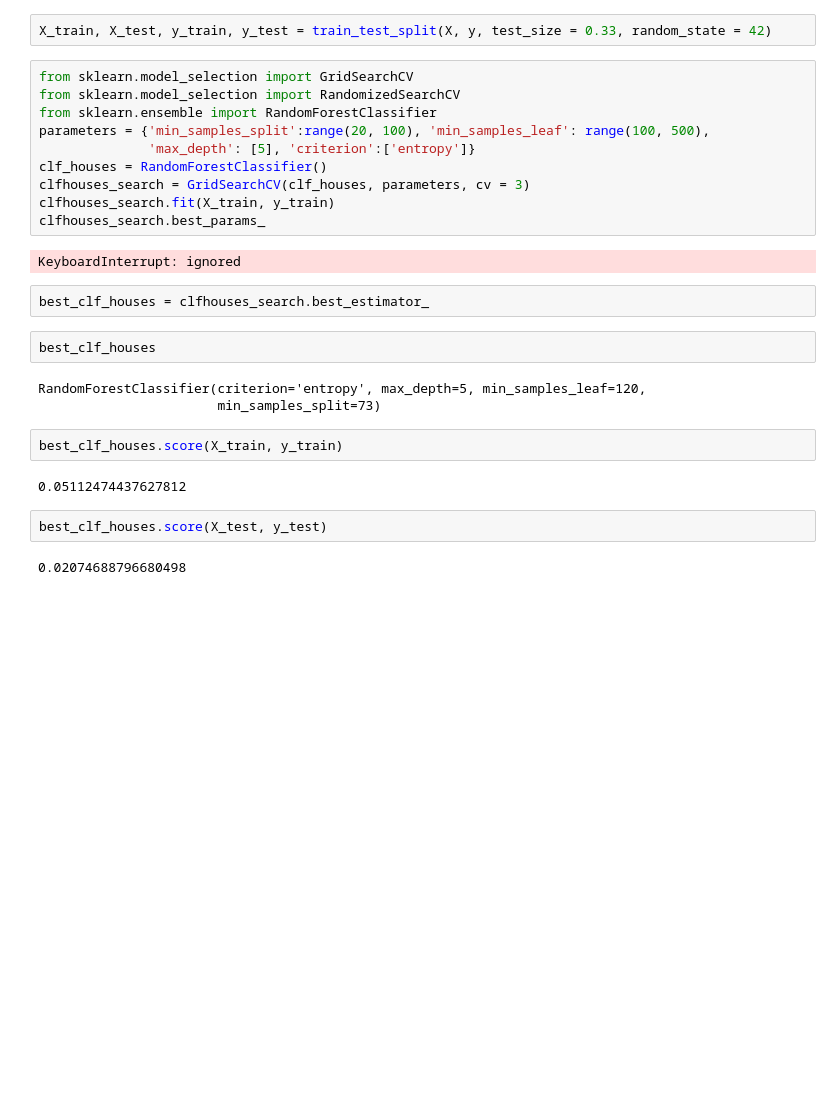
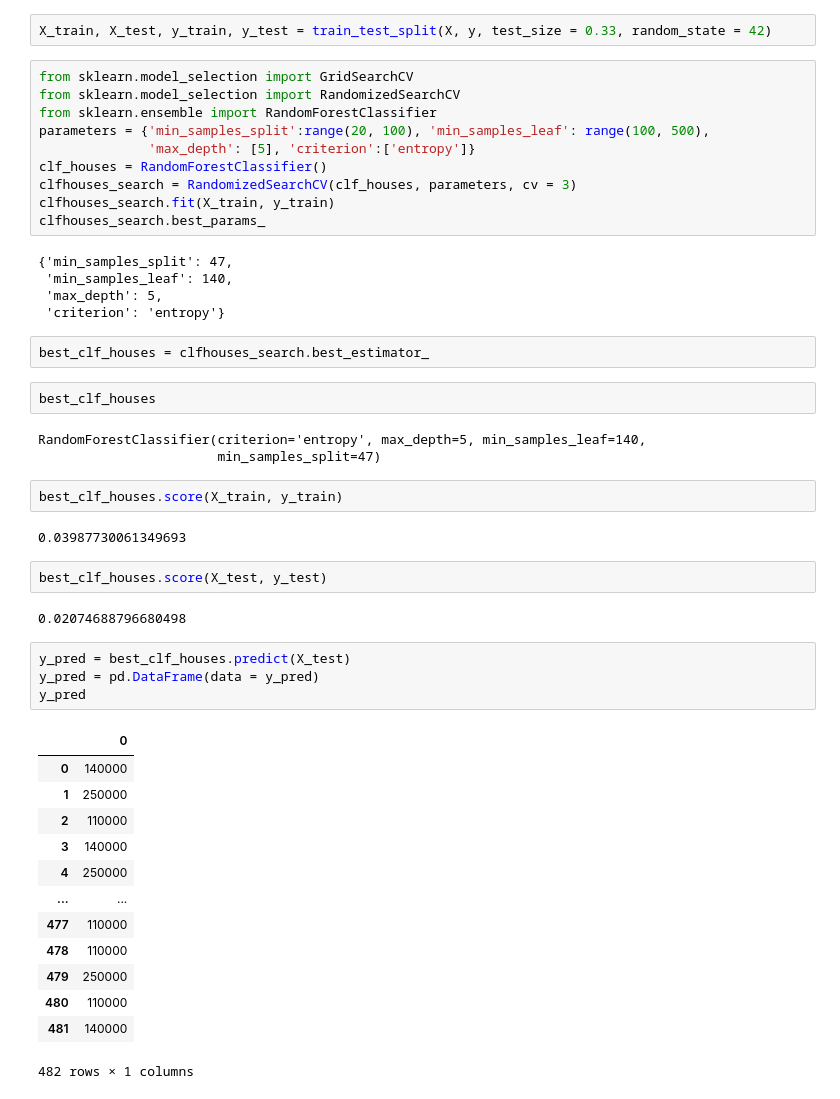
Before and after one commit to vadkts/vadkts, a Jupyter notebook: Case_price_on_Houses.ipynb, the cells around one changed output. Cells and saved outputs as stored; diff of their text form; blank space fills up the shorter version.

```diff
--- a/Case_price_on_Houses.ipynb
+++ b/Case_price_on_Houses.ipynb
@@ -164,23 +177,44 @@ from sklearn.ensemble import RandomForestClassifier
 parameters = {'min_samples_split':range(20, 100), 'min_samples_leaf': range(100, 500),
               'max_depth': [5], 'criterion':['entropy']}
 clf_houses = RandomForestClassifier()
-clfhouses_search = GridSearchCV(clf_houses, parameters, cv = 3)
+clfhouses_search = RandomizedSearchCV(clf_houses, parameters, cv = 3)
 clfhouses_search.fit(X_train, y_train)
 clfhouses_search.best_params_
 # %% [output]
-KeyboardInterrupt: ignored
+{'min_samples_split': 47,
+ 'min_samples_leaf': 140,
+ 'max_depth': 5,
+ 'criterion': 'entropy'}
 # %%
 best_clf_houses = clfhouses_search.best_estimator_
 # %%
 best_clf_houses
 # %% [output]
-RandomForestClassifier(criterion='entropy', max_depth=5, min_samples_leaf=120,
-                       min_samples_split=73)
+RandomForestClassifier(criterion='entropy', max_depth=5, min_samples_leaf=140,
+                       min_samples_split=47)
 # %%
 best_clf_houses.score(X_train, y_train)
 # %% [output]
-0.05112474437627812
+0.03987730061349693
 # %%
 best_clf_houses.score(X_test, y_test)
 # %% [output]
 0.02074688796680498
+# %%
+y_pred = best_clf_houses.predict(X_test)
+y_pred = pd.DataFrame(data = y_pred)
+y_pred
+# %% [output]
+|  | 0 |
+| 0 | 140000 |
+| 1 | 250000 |
+| 2 | 110000 |
+| 3 | 140000 |
+| 4 | 250000 |
+| ... | ... |
+| 477 | 110000 |
+| 478 | 110000 |
+| 479 | 250000 |
+| 480 | 110000 |
+| 481 | 140000 |
+482 rows × 1 columns
```
Also changed, not shown: parts of 2 cells of this notebook.
